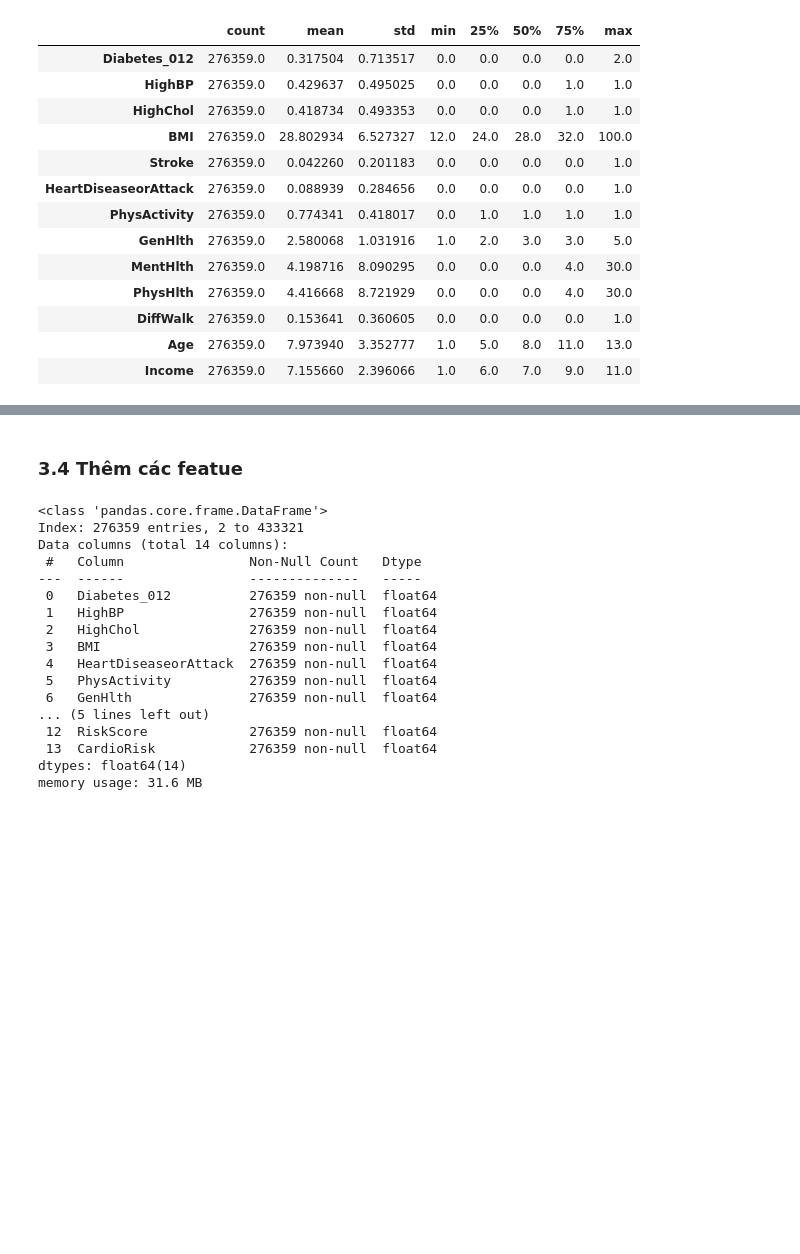
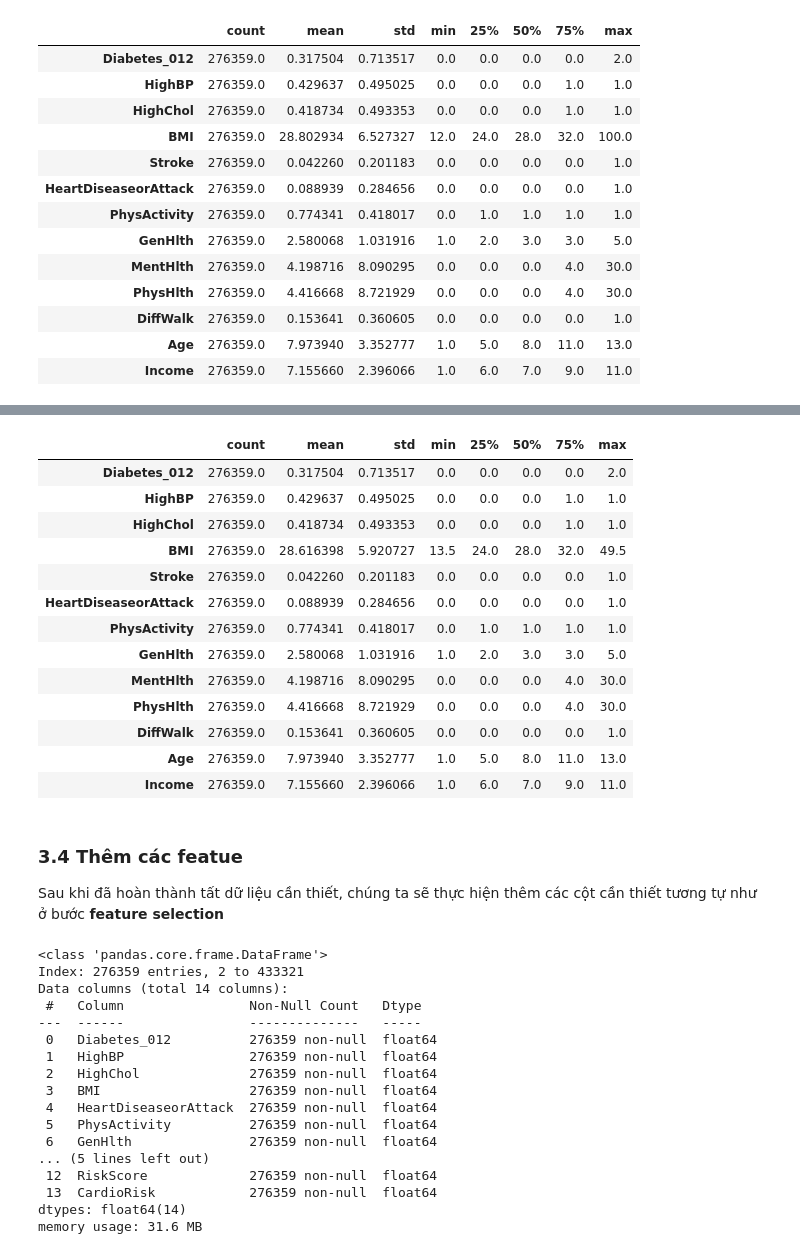
Before and after one commit to lngquoctrung/diabetes-prediction-machine-learning, a Jupyter notebook: test.ipynb, the cells around one changed output, grey strips where cells are left out. Cells and saved outputs as stored; diff of their text form; code cells hidden in the pictures; blank space fills up the shorter version.

```diff
--- a/test.ipynb
+++ b/test.ipynb
@@ -501,3 +570,56 @@ diabetes_df_2023.describe().T
+# %%
+def handle_outliers(df, column):
+    """
+    Xử lý outlier cho các cột được chỉ định theo từng nhóm Diabetes
+
+    Parameters:
+        df: DataFrame gốc
+        columns: List các cột cần xử lý
+
+    Returns:
+        DataFrame đã được xử lý outlier
+    """
+    df_clean = df.copy()
+    # Tính Q1, Q3 và IQR cho từng nhóm Diabetes
+    for diabetes_type in df['Diabetes_012'].unique():
+        mask = df['Diabetes_012'] == diabetes_type
+
+        Q1 = df[mask][column].quantile(0.25)
+        Q3 = df[mask][column].quantile(0.75)
+        IQR = Q3 - Q1
+
+        # Xác định outlier bounds
+        lower_bound = Q1 - 1.5 * IQR
+        upper_bound = Q3 + 1.5 * IQR
+
+        # Xử lý outlier bằng cách gán giá trị biên
+        df_clean.loc[mask & (df[column] < lower_bound), column] = lower_bound
+        df_clean.loc[mask & (df[column] > upper_bound), column] = upper_bound
+
+    return df_clean
+# %%
+# Áp dụng xử lý outlier
+prced_diabetes_df_2023 = handle_outliers(diabetes_df_2023, 'BMI')
+# %%
+# Data sau khi xử lý
+prced_diabetes_df_2023.describe().T
+# %% [output]
+|  | count | mean | std | min | 25% | 50% | 75% | max |
+| Diabetes_012 | 276359.0 | 0.317504 | 0.713517 | 0.0 | 0.0 | 0.0 | 0.0 | 2.0 |
+| HighBP | 276359.0 | 0.429637 | 0.495025 | 0.0 | 0.0 | 0.0 | 1.0 | 1.0 |
+| HighChol | 276359.0 | 0.418734 | 0.493353 | 0.0 | 0.0 | 0.0 | 1.0 | 1.0 |
+| BMI | 276359.0 | 28.616398 | 5.920727 | 13.5 | 24.0 | 28.0 | 32.0 | 49.5 |
+| Stroke | 276359.0 | 0.042260 | 0.201183 | 0.0 | 0.0 | 0.0 | 0.0 | 1.0 |
+| HeartDiseaseorAttack | 276359.0 | 0.088939 | 0.284656 | 0.0 | 0.0 | 0.0 | 0.0 | 1.0 |
+| PhysActivity | 276359.0 | 0.774341 | 0.418017 | 0.0 | 1.0 | 1.0 | 1.0 | 1.0 |
+| GenHlth | 276359.0 | 2.580068 | 1.031916 | 1.0 | 2.0 | 3.0 | 3.0 | 5.0 |
+| MentHlth | 276359.0 | 4.198716 | 8.090295 | 0.0 | 0.0 | 0.0 | 4.0 | 30.0 |
+| PhysHlth | 276359.0 | 4.416668 | 8.721929 | 0.0 | 0.0 | 0.0 | 4.0 | 30.0 |
+| DiffWalk | 276359.0 | 0.153641 | 0.360605 | 0.0 | 0.0 | 0.0 | 0.0 | 1.0 |
+| Age | 276359.0 | 7.973940 | 3.352777 | 1.0 | 5.0 | 8.0 | 11.0 | 13.0 |
+| Income | 276359.0 | 7.155660 | 2.396066 | 1.0 | 6.0 | 7.0 | 9.0 | 11.0 |
 # %% [markdown]
 ### **3.4 Thêm các featue**
+
+Sau khi đã hoàn thành tất dữ liệu cần thiết, chúng ta sẽ thực hiện thêm các cột cần thiết tương tự như ở bước **feature selection**
 # %%
```
Also changed, not shown: parts of 52 cells of this notebook, 14 other files.
